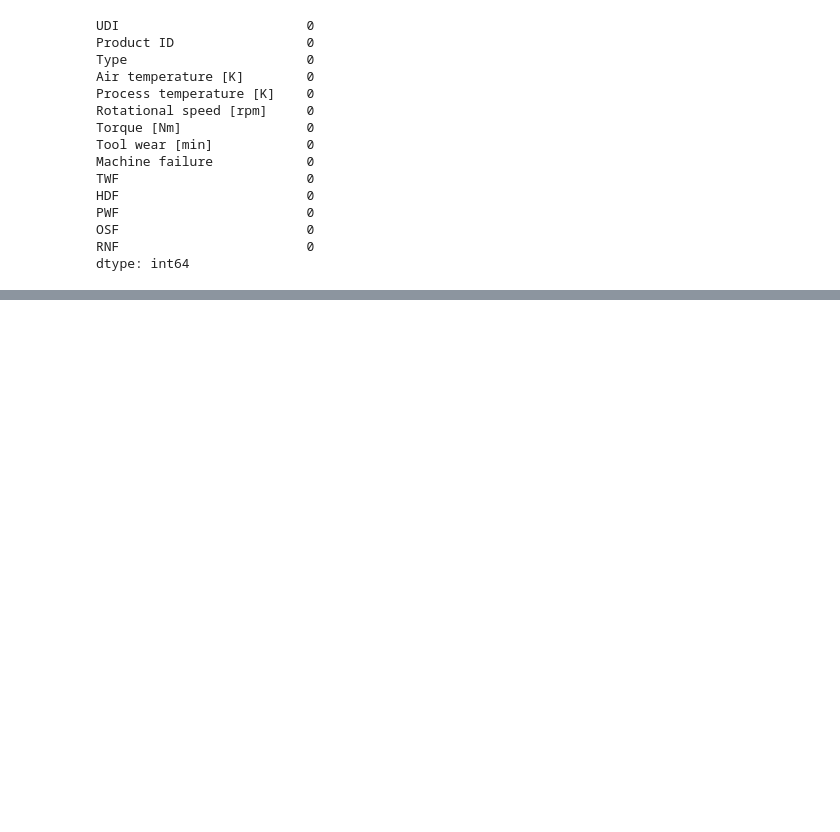
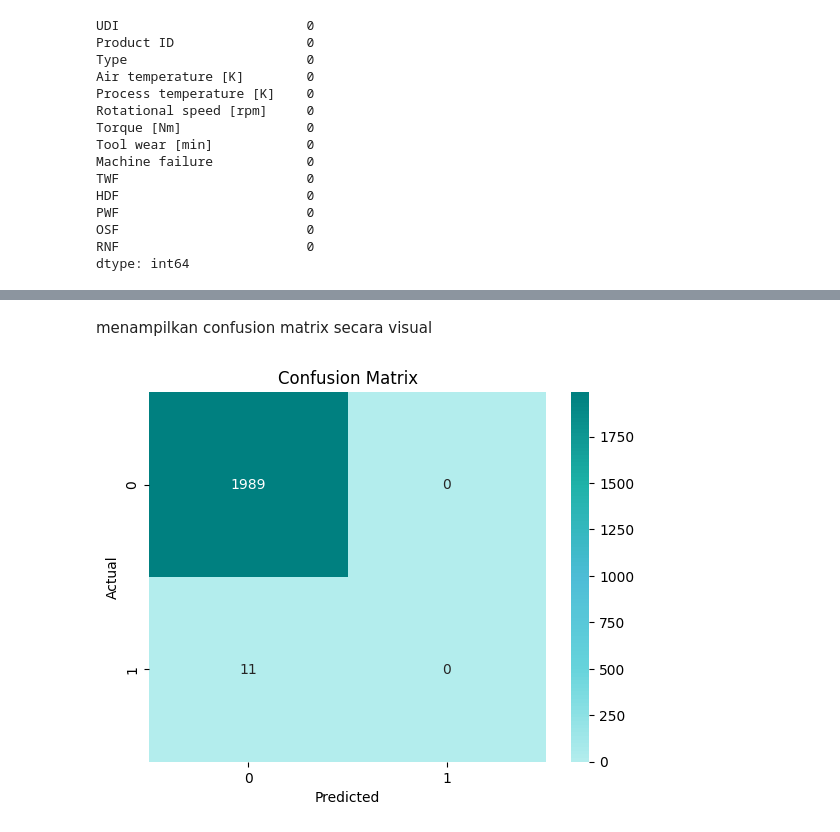
Before and after one commit to IzzanNurAL/sic5_machine_learning, a Jupyter notebook: main.ipynb, the cells around one changed output, grey strips where cells are left out. Cells and saved outputs as stored; diff of their text form; code cells hidden in the pictures; blank space fills up the shorter version.

```diff
--- a/main.ipynb
+++ b/main.ipynb
@@ -140,0 +142,7 @@ weighted avg       1.00      1.00      1.00      2000
+# %%
+from sklearn.metrics import accuracy_score, classification_report, confusion_matrix
+from matplotlib.colors import LinearSegmentedColormap
+
+Y_pred = model.predict(X_test_scaled)
+
+Y_pred.reshape(-1,1)
@@ -140,0 +199,18 @@ weighted avg       1.00      1.00      1.00      2000
+# %% [markdown]
+menampilkan confusion matrix secara visual
+# %%
+cm = confusion_matrix(Y_test, Y_pred)
+
+# Membuat colormap kustom dengan warna darkturquoise
+colors = [(0.7, 0.93, 0.93), (0.4, 0.83, 0.86), (0.3, 0.74, 0.84), (0.12, 0.7, 0.66), (0, 0.5, 0.5)]
+n_bins = 100  # Discretizes the interpolation into bins
+cmap_name = 'my_darkturquoise'
+cm_kustom = LinearSegmentedColormap.from_list(cmap_name, colors, N=n_bins)
+
+sns.heatmap(cm, annot=True, fmt="d", cmap= cm_kustom)
+plt.xlabel('Predicted')
+plt.ylabel('Actual')
+plt.title('Confusion Matrix')
+plt.show()
+# %% [output]
+[figure, added]
```
Also changed, not shown: parts of 20 cells of this notebook.
